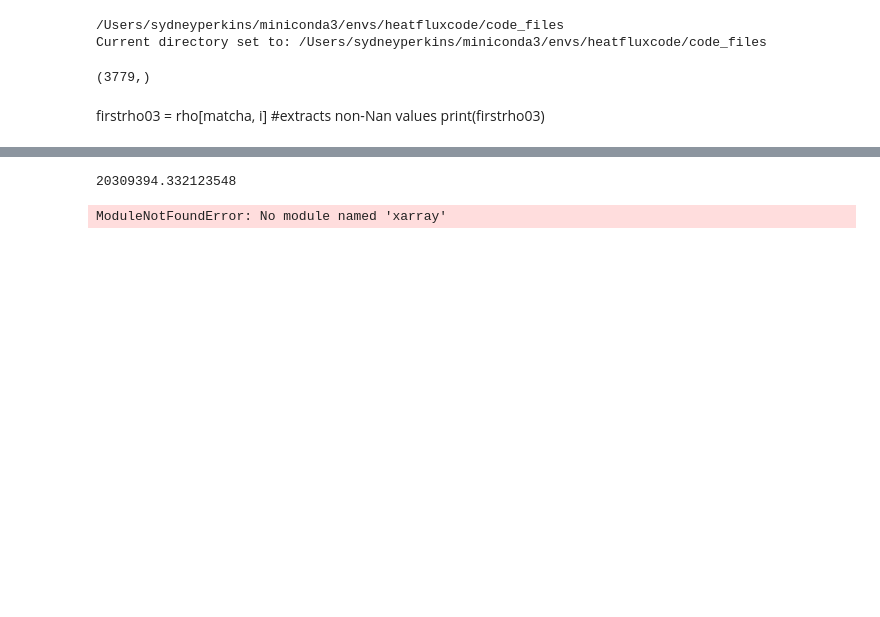
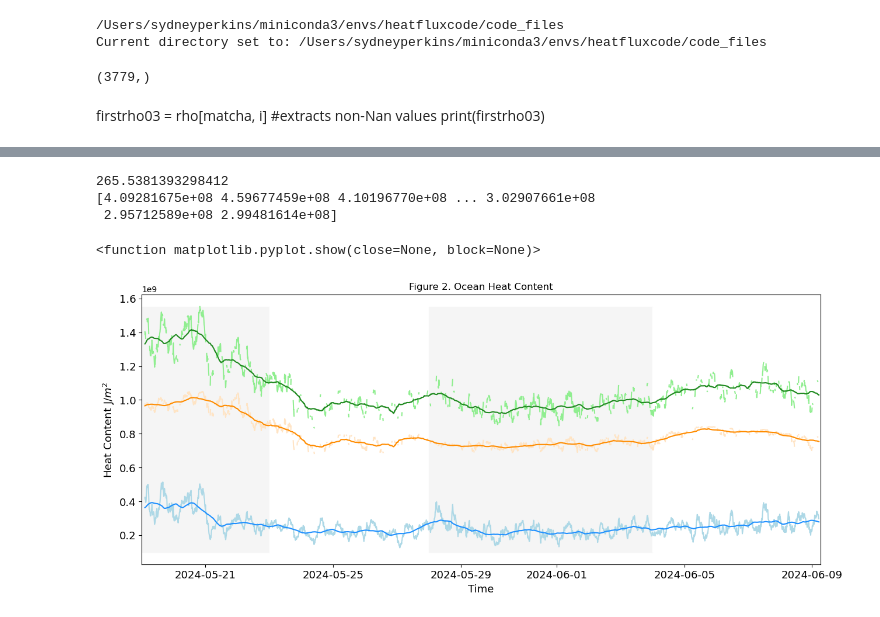
Before and after one commit to sydperk8/Heat-Flux--Remal, a Jupyter notebook: HeatCalculations.ipynb, the cells around one changed output, grey strips where cells are left out. Drawn from its saved outputs; the diff is of its cells as text; code cells hidden in the pictures; blank space fills up the shorter version.

```diff
--- a/HeatCalculations.ipynb
+++ b/HeatCalculations.ipynb
@@ -133,17 +135,14 @@ from scipy.integrate import simpson
 Ktemp = temp + 273
 rho26 = rho[index26, :]
 rho26mean = np.nanmean(rho26)
-rhoxtemp = (temp+(273.15-26)*rho)
-integrated_values_simps = simpson(rhoxtemp, x=depth, axis=0)
-Cpmean
+#rhoxtemp = (Ktemp-26)*rho
 Cpxrhomean = Cpmean * rho26mean
+rhoxtemp = (Ktemp-(26+273))
 # %%
-#calculating from the top to the 26 mark
+#CALCULATING TOTAL HEAT (TOP TO 26 ISOLINE)
 integrated_values = np.zeros(temp.shape[1]) #idk what this does it just fixes issues
 
 for i in range(temp.shape[1]):
-#temp_profile= temp[:,i]
-#index26 = np.argwhere(temp_profile1 > 26).argmax()
     xvaluestot = depth[0:index26[i],i]
     data_subsettot = rhoxtemp[0:index26[i], i]
     integrated_value = simpson(data_subsettot, xvaluestot, axis=0)
@@ -151,7 +150,7 @@ for i in range(temp.shape[1]):
 print(integrated_value)
 
 integratednew_values = np.zeros(temp.shape[1]) #idk what this does it just fixes issues
-#calculating from the mld to the 26 mark
+#CLACULATING HEAT FROM MLD TO 26 ISOLINE
 for i in range(temp.shape[1]):
     xvalues26 = depth[0:index26[i],i]
     xvaluesmldrho26125 = depth[indexmldrho125:index26[i],i]
@@ -169,11 +168,14 @@ for i in range(temp.shape[1]):
     xvaluesmldrho125, axis=0)
     integratedtoptomld_values[i] = integratedtoptomld_value
 
-heat_total = integrated_values*Cpmean#/depth0
-heat_bottom_125 = integratednew03_values*Cpmean#/depth1_125
-heat_top_125 = integratedtop03_values*Cpmean#/depth2_125
+heat_total = integrated_values*Cpxrhomean#/depth0
+heat_bottom_125 = integratednew_values*Cpxrhomean#/depth1_125
+heat_top_125 = integratedtoptomld_values*Cpxrhomean#/depth2_125
+print(heat_bottom_125)
 # %% [output]
-20309394.332123548
+265.5381393298412
+[4.09281675e+08 4.59677459e+08 4.10196770e+08 ... 3.02907661e+08
+ 2.95712589e+08 2.99481614e+08]
 # %%
 #calculating from the mld to the 26 mark for mld 03
 
@@ -201,19 +203,24 @@ heat_top_03 = integratedtop03_values*(Cpmean/1)#/depth2_03
 # %%
-#making heat content into xarrays ni= not interpolated
+#MAKING HEAT INTO XARRAYS
 import xarray as xr
 heattotalxr = xr.DataArray(heat_total, coords=[timez], dims=['time']) #turning heat content into xarray arrays
 heattop125xr = xr.DataArray(heat_top_125, coords=[timez], dims=['time'])
 heatbottom125xr = xr.DataArray(heat_bottom_125, coords=[timez], dims=['time'])
 
-interp_times = pd.date_range('2024-05-19T02:30:00',
+#INTERPOLATING HEAT
+interp_time = pd.date_range('2024-05-19T02:30:00',
 '2024-06-09T05:07:00', freq='10s')
 heat_total_xr= heattotalxr.interp(time=t)
 heat_top_125_xr = heattop125xr.interp(time=t)
 heat_bottom_125_xr = heatbottom125xr.interp(time=t)
 
-heat_total_125_roll= heat_total_xr.rolling(time=170, min_periods=1, center=True).mean()
+#TAKING THE ROLLING AVERAGE
+heat_total_roll= heat_total_xr.rolling(time=170, min_periods=1, center=True).mean()
 #daily mean (140= 3779/22 days), with it starting at 1, and is centered on the day
 heat_top_125_roll = heat_top_125_xr.rolling(time=170, min_periods=1,center=True).mean()
 heat_bottom_125_roll = heat_bottom_125_xr.rolling(time=170, min_periods=1,center=True).mean()
+
+#TAKING GRADIENT OF THE ROLLING MEAN OF THE TOTAL HEAT
+heat_total_125_RG = heat_total_roll.differentiate('time', datetime_unit = 's')
+heat_top_125_RG = heat_top_125_roll.differentiate('time', datetime_unit = 's')
+heat_bottom_125_RG = heat_bottom_125_roll.differentiate('time', datetime_unit = 's')
-# %% [output]
-ModuleNotFoundError: No module named 'xarray'
@@ -219,0 +247,30 @@ ModuleNotFoundError: No module named 'xarray'
+# %%
+#MAKING DATES FOR PLOTS
+dates1 = pd.date_range(start='2024-05-19', end='2024-05-23')#setting dates for each condition/
+dates2 = pd.date_range(start='2024-05-23', end='2024-05-28')
+dates3 = pd.date_range(start='2024-05-28', end='2024-06-04')
+dates4 = pd.date_range(start='2024-06-04', end='2024-06-09 06:15', freq = 'min')
+# %%
+plt.figure(figsize=(15, 6))
+plt.plot(heat_total_xr['time'], heat_total_roll, color = 'forestgreen', label = 'Ocean Heat Content Rolling Average (24H Interval)', zorder = 5)
+plt.plot(heat_total_xr['time'], heat_total_xr, color = 'lightgreen', label = 'Ocean Heat Content')
+plt.plot(heat_total_xr['time'], heat_top_125_roll, color = 'darkorange', label = 'Mixed Layer Rolling Average (24H Interval)', zorder = 5)
+plt.plot(heat_total_xr['time'], heat_top_125_xr, color = 'bisque', label = 'Mixed Layer')
+plt.plot(heat_total_xr['time'], heat_bottom_125_roll, color = 'dodgerblue', label = 'Bottom Layer Rolling Average', zorder = 5)
+plt.plot(heat_total_xr['time'], heat_bottom_125_xr, color = 'lightblue', label = 'Bottom Layer')
+plt.fill_between(dates1, 1.55e9,0.1e9, where=None, interpolate=False, color= 'whitesmoke', step=None, data=None)
+plt.fill_between(dates2, 1.55e9,0.1e9, where=None, interpolate=False, color= 'white', step=None , data=None )
+plt.fill_between(dates3, 1.55e9,0.1e9, where=None, interpolate=False, color= 'whitesmoke', step=None, data=None )
+plt.fill_between(dates4, 1.55e9,0.1e9, where=None, interpolate=False, color= 'white', step=None, data=None)
+plt.title('Figure 2. Ocean Heat Content')
+# plt.legend()#(bbox_to_anchor=(1, 1.015), loc='upper left')
+plt.xlim([datetime.date(2024, 5, 19), datetime.datetime(2024, 6, 9, 6,15)])
+#plt.ylim(0.1e9,1.55e9)
+plt.yticks(fontsize=13)
+plt.xticks(fontsize=13)
+plt.xlabel('Time', fontsize = 13)
+plt.ylabel('Heat Content J/$m^2$', fontsize = 13)
+plt.show
+# %% [output]
+<function matplotlib.pyplot.show(close=None, block=None)>
+[figure, added]
```
Also changed, not shown: parts of 8 cells of this notebook.
